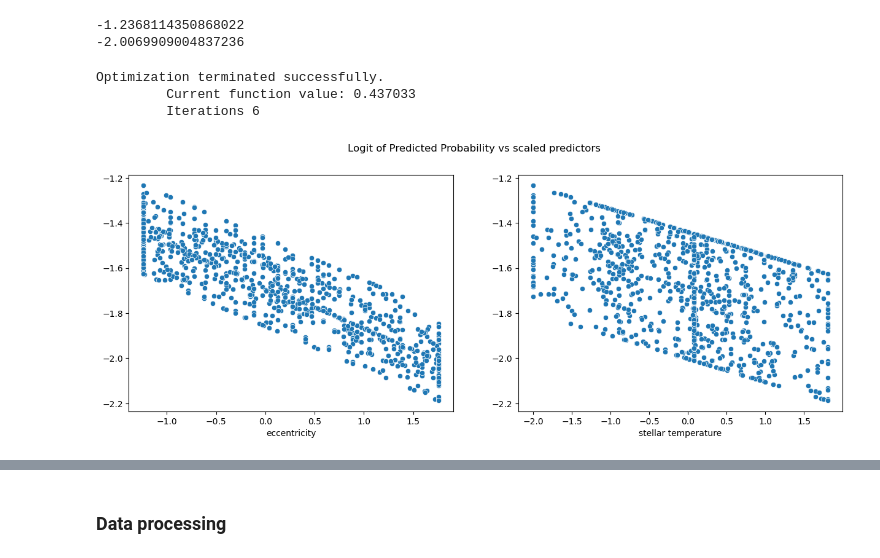
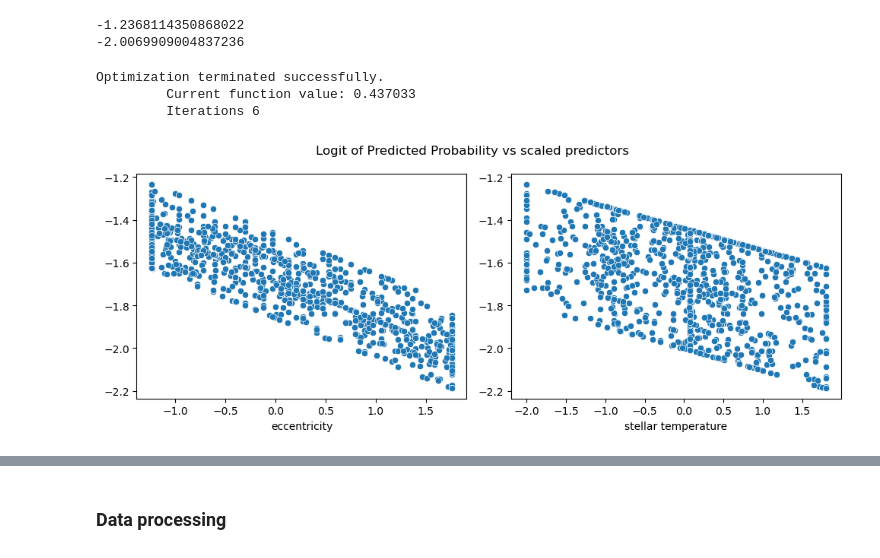
Before and after one commit to Sunnyshio/Predictive-Classification-of-Exoplanetary-Orbital-Periods, a Jupyter notebook: classification of exoplanetary orbital periods.ipynb, the cells around one changed output, grey strips where cells are left out. Drawn from its saved outputs; the diff is of its cells as text; code cells hidden in the pictures.

```diff
--- a/classification of exoplanetary orbital periods.ipynb
+++ b/classification of exoplanetary orbital periods.ipynb
@@ -317,32 +330,33 @@ predictors = df[['eccentricity', 'stellar temperature']]
 target = df['orbital period']
 
 scaler = StandardScaler()
 predictors_scaled = scaler.fit_transform(predictors)
 predictors_scaled = df[["eccentricity", "stellar temperature"]]
 
 df['orbital_period_encoded'] = df['orbital period'].astype('category').cat.codes
 df['target'] = (df['orbital_period_encoded'] == 1).astype(int)
 
 X = sm.add_constant(predictors)
 y = df['target']
 
 log_reg = sm.Logit(y, X).fit()
 
 pred_probs = log_reg.predict(X)
 logit_preds = np.log(pred_probs / (1 - pred_probs))
 
-plt.figure(figsize=(15,5))
+plt.figure(figsize=(10,4))
 
 plt.subplot(1,2,1)
 sns.scatterplot(x=df["eccentricity"], y=logit_preds)
 
 plt.subplot(1,2,2)
 sns.scatterplot(x=df["stellar temperature"], y=logit_preds)
 
 plt.suptitle("Logit of Predicted Probability vs scaled predictors")
+plt.tight_layout()
 plt.show()
 # %% [output]
 Optimization terminated successfully.
          Current function value: 0.437033
          Iterations 6
-[figure, old version]
+[figure, new version]
```
Also changed, not shown: parts of 3 cells of this notebook.
